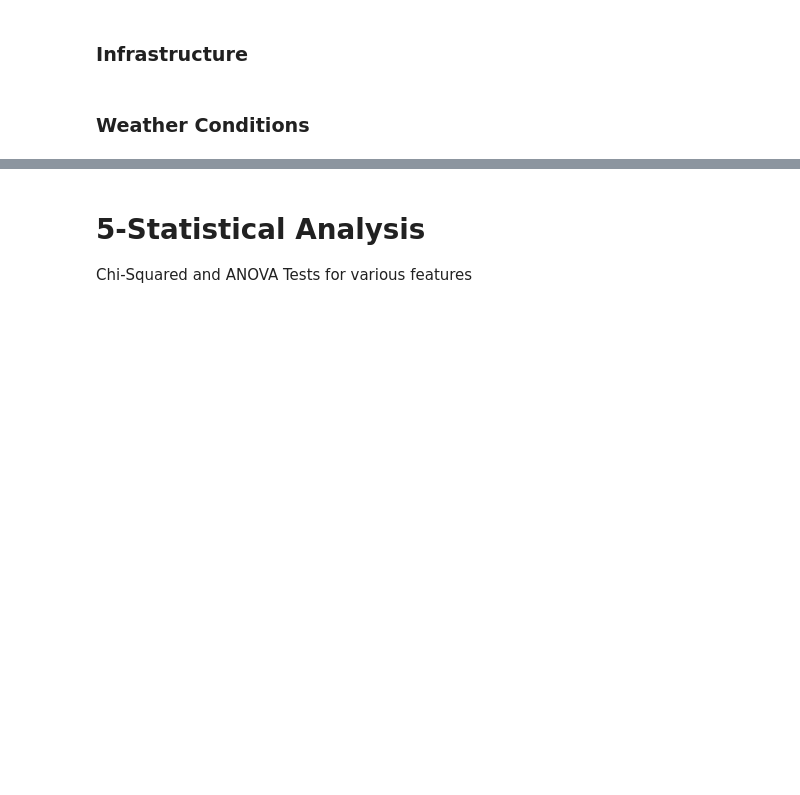
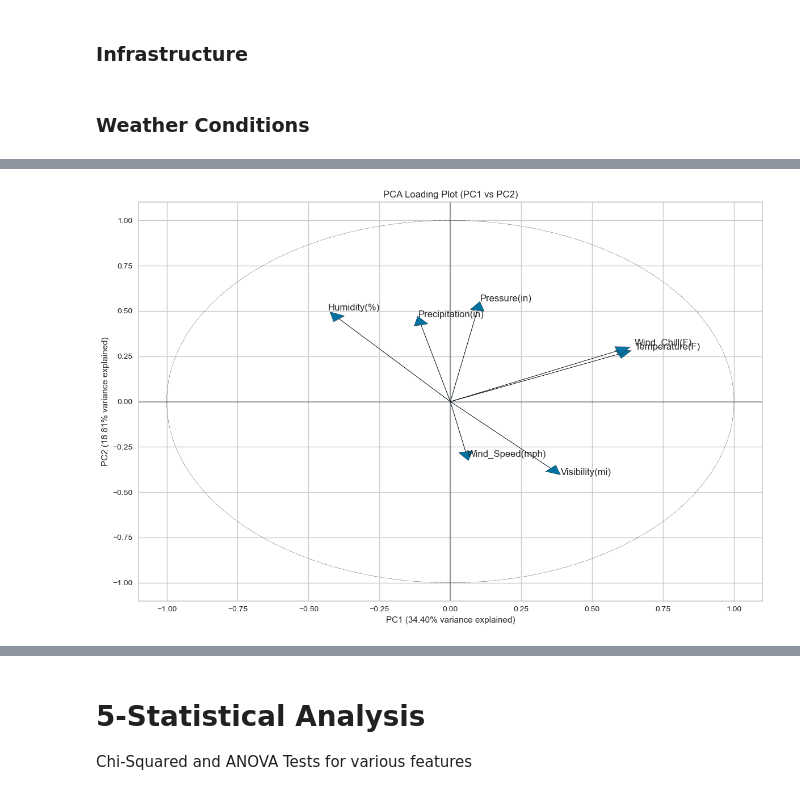
Before and after one commit to gpo2105/Capstone_1, a Jupyter notebook: Draft.ipynb, the cells around one changed output, grey strips where cells are left out. Saved outputs shown, nothing was run; the diff lists cells and outputs as text; code cells hidden in the pictures; blank space fills up the shorter version.

```diff
--- a/Draft.ipynb
+++ b/Draft.ipynb
@@ -550,11 +1041,11 @@ sns.heatmap(corrs,vmin=-1,vmax=1,cmap='coolwarm')
 # %%
-conditions = ['Temperature(F)','Wind_Chill(F)','Humidity(%)',
-              'Pressure(in)','Visibility(mi)',
-              'Wind_Speed(mph)','Precipitation(in)'
-              ]
+weather_factors = ['Temperature(F)','Wind_Chill(F)','Humidity(%)',
+                   'Pressure(in)','Visibility(mi)',
+                   'Wind_Speed(mph)','Precipitation(in)']
 # %%
-X = data_clean[conditions].dropna()
-X_std = StandardScaler().fit_transform(X)
+X = data[weather_factors].dropna()
+scaler = StandardScaler()
+X_std =scaler.fit_transform(X)
 # %%
 pca = PCA()
 pca.fit(X_std);
@@ -594,6 +1103,6 @@ pca_df
 loadings = pd.DataFrame(
     pca.components_.T,
     columns=[f'PC{i+1}' for i in range(n_components_variance)],
-    index=conditions
+    index=weather_factors
 )
 loadings
@@ -600,22 +1118,24 @@ loadings
 # %%
 # Visualize the loadings for the first two PCs
 plt.figure(figsize=(12, 8))
-for i, feature in enumerate(conditions):
+for i, feature in enumerate(weather_factors):
     plt.arrow(0, 0, loadings.iloc[i, 0], loadings.iloc[i, 1], head_width=0.05, head_length=0.05)
     plt.text(loadings.iloc[i, 0]*1.1, loadings.iloc[i, 1]*1.1, feature, fontsize=12)
 
 # Add a unit circle for reference
 circle = plt.Circle((0, 0), 1, fill=False, linestyle='--')
 plt.gca().add_patch(circle)
 
 plt.grid(True)
 plt.axhline(y=0, color='k', linestyle='-', alpha=0.3)
 plt.axvline(x=0, color='k', linestyle='-', alpha=0.3)
 plt.xlim(-1.1, 1.1)
 plt.ylim(-1.1, 1.1)
 plt.title('PCA Loading Plot (PC1 vs PC2)')
 plt.xlabel(f'PC1 ({pca.explained_variance_ratio_[0]:.2%} variance explained)')
 plt.ylabel(f'PC2 ({pca.explained_variance_ratio_[1]:.2%} variance explained)')
 plt.tight_layout()
 plt.show()
+# %% [output]
+[figure, added]
 # %%
```
Also changed, not shown: parts of 96 cells of this notebook.
